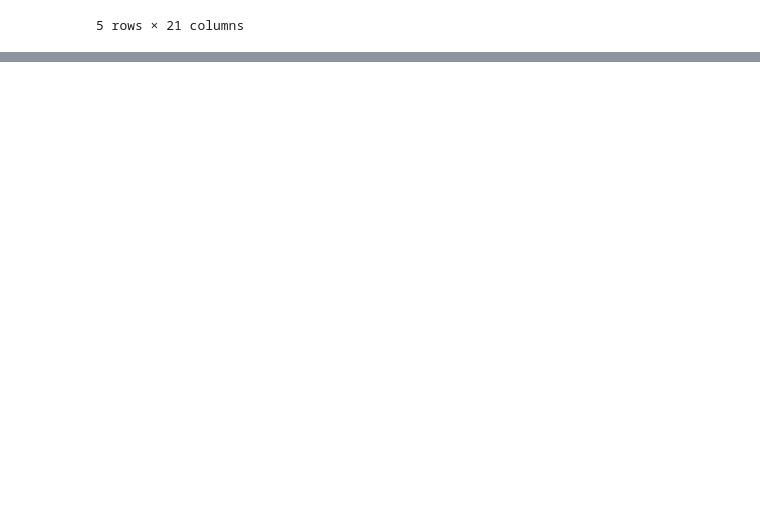
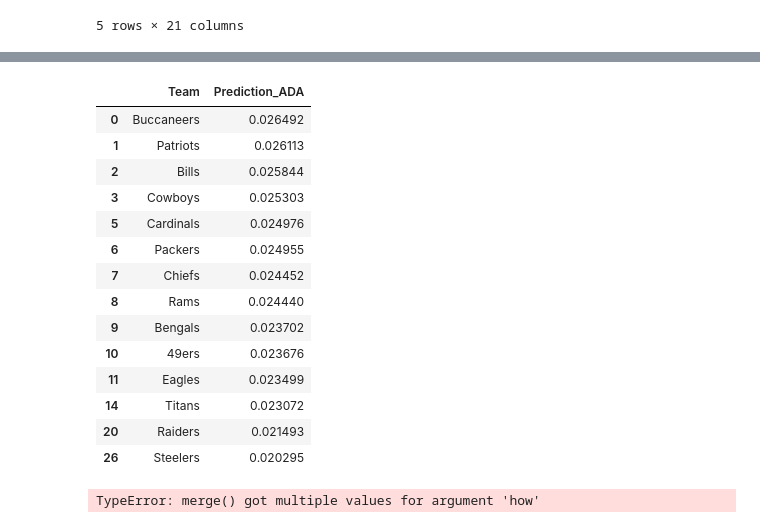
Before and after one commit to stefimaz/Praedico, a Jupyter notebook: Teamcsv.ipynb, the cells around one changed output, grey strips where cells are left out. Cells and saved outputs as stored; diff of their text form; code cells hidden in the pictures; blank space fills up the shorter version.

```diff
--- a/Teamcsv.ipynb
+++ b/Teamcsv.ipynb
@@ -189,3 +237,37 @@ total_team_df.head()
+# %%
+ADA_prediction['Team'] = ADA_prediction['Team'].replace(['Los Angeles Rams','Green Bay Packers','New England Patriots',
+                                                      'Tampa Bay Buccaneers','Buffalo Bills','Philadelphia Eagles',
+                                                      'San Francisco 49ers','Arizona Cardinals','Cincinnati Bengals',
+                                                      'Tennessee Titans','Kansas City Chiefs','Dallas Cowboys',
+                                                      'Las Vegas Raiders','Pittsburgh Steelers'],
+                                                      ['Rams','Packers','Patriots','Buccaneers','Bills','Eagles',
+                                                      '49ers','Cardinals','Bengals','Titans','Chiefs','Cowboys','Raiders',
+                                                      'Steelers'])
+ADA_prediction
+# %% [output]
+|  | Team | Prediction_ADA |
+| 0 | Buccaneers | 0.026492 |
+| 1 | Patriots | 0.026113 |
+| 2 | Bills | 0.025844 |
+| 3 | Cowboys | 0.025303 |
+| 5 | Cardinals | 0.024976 |
+| 6 | Packers | 0.024955 |
+| 7 | Chiefs | 0.024452 |
+| 8 | Rams | 0.024440 |
+| 9 | Bengals | 0.023702 |
+| 10 | 49ers | 0.023676 |
+| 11 | Eagles | 0.023499 |
+| 14 | Titans | 0.023072 |
+| 20 | Raiders | 0.021493 |
+| 26 | Steelers | 0.020295 |
+# %%
+total_team_pred_df = pd.merge(total_team_df,
+                              LR_prediction,
+                              ADA_prediction,
+                              left_on = ['Team'], right_on = ['Team', 'Prediction_LR'], how = 'left')
+total_team_pred_df.head()
+# %% [output]
+TypeError: merge() got multiple values for argument 'how'
 # %%
 total_team_df.to_csv('./resources/Team_df.csv', index=False)
 # %%
```
Also changed, not shown: parts of 7 cells of this notebook, 6 other files.
